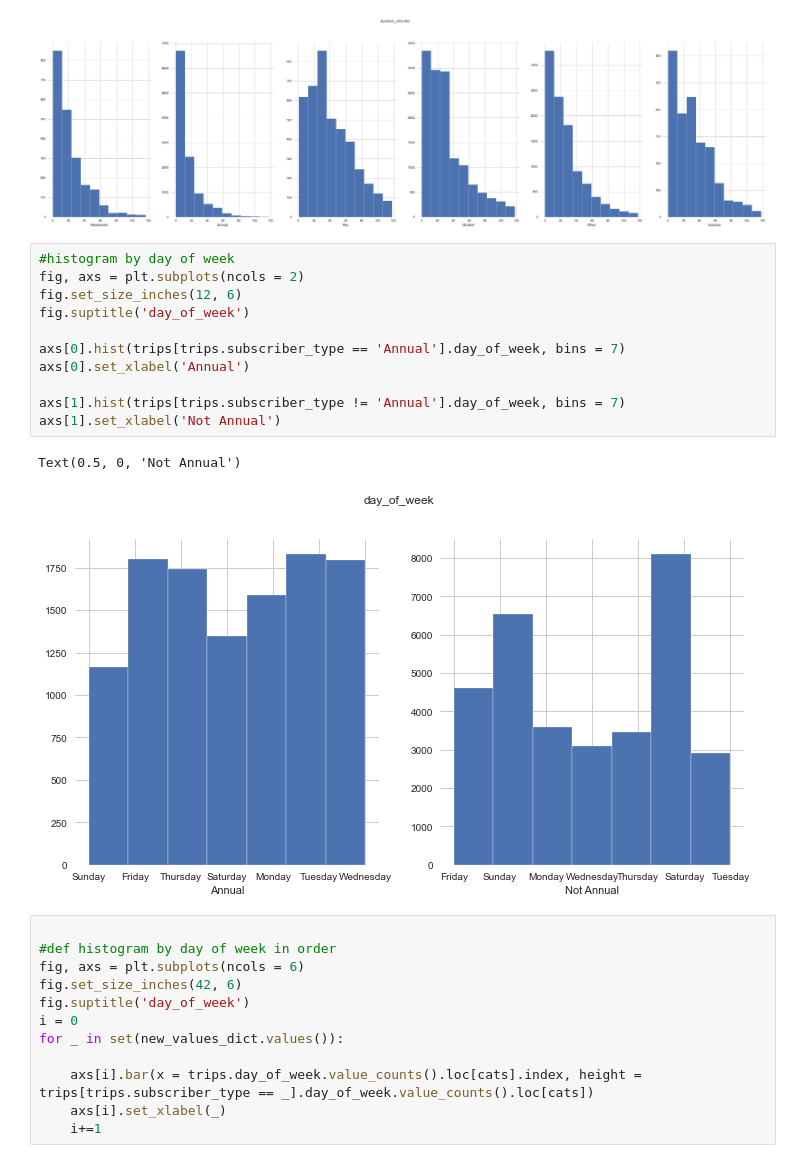
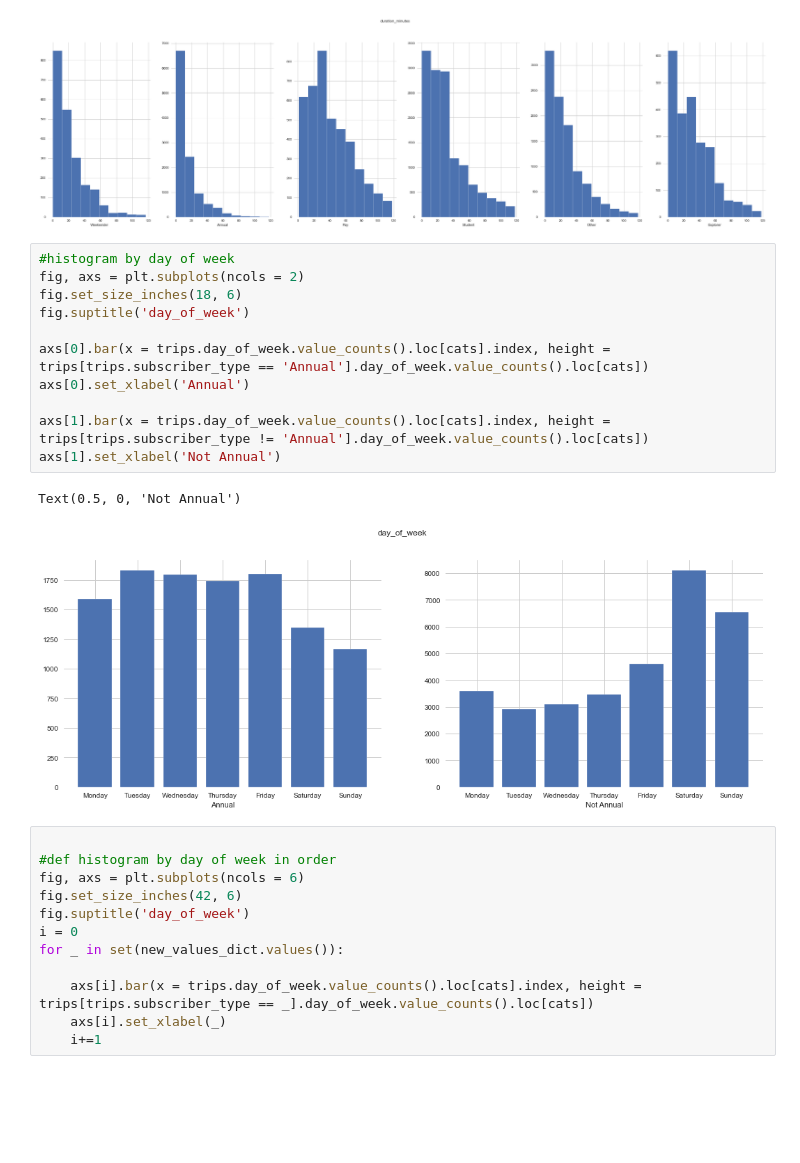
Before and after one commit to yaaqbp/austin_bikeshare, a Jupyter notebook: austin_bikeshare_project.ipynb, the cells around one changed output. Cells and saved outputs as stored; diff of their text form; blank space fills up the shorter version.

Commit message:
improved day of week hist for annual/not annual

```diff
--- a/austin_bikeshare_project.ipynb
+++ b/austin_bikeshare_project.ipynb
@@ -261,17 +261,17 @@ for _ in set(new_values_dict.values()):
 # %%
 #histogram by day of week
 fig, axs = plt.subplots(ncols = 2)
-fig.set_size_inches(12, 6)
+fig.set_size_inches(18, 6)
 fig.suptitle('day_of_week')
 
-axs[0].hist(trips[trips.subscriber_type == 'Annual'].day_of_week, bins = 7)
+axs[0].bar(x = trips.day_of_week.value_counts().loc[cats].index, height = trips[trips.subscriber_type == 'Annual'].day_of_week.value_counts().loc[cats])
 axs[0].set_xlabel('Annual')
 
-axs[1].hist(trips[trips.subscriber_type != 'Annual'].day_of_week, bins = 7)
+axs[1].bar(x = trips.day_of_week.value_counts().loc[cats].index, height = trips[trips.subscriber_type != 'Annual'].day_of_week.value_counts().loc[cats])
 axs[1].set_xlabel('Not Annual')
 # %% [output]
 Text(0.5, 0, 'Not Annual')
-[figure, old version]
+[figure, new version]
 # %%
 
 #def histogram by day of week in order
```
